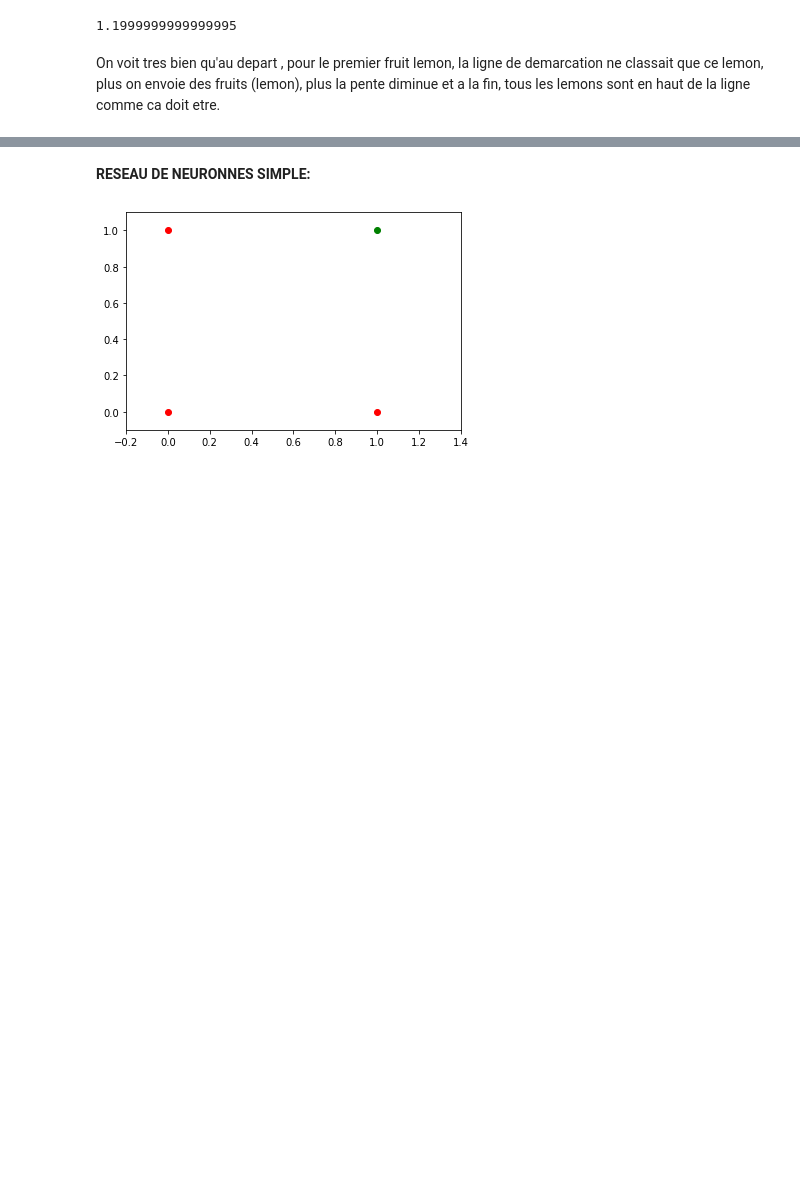
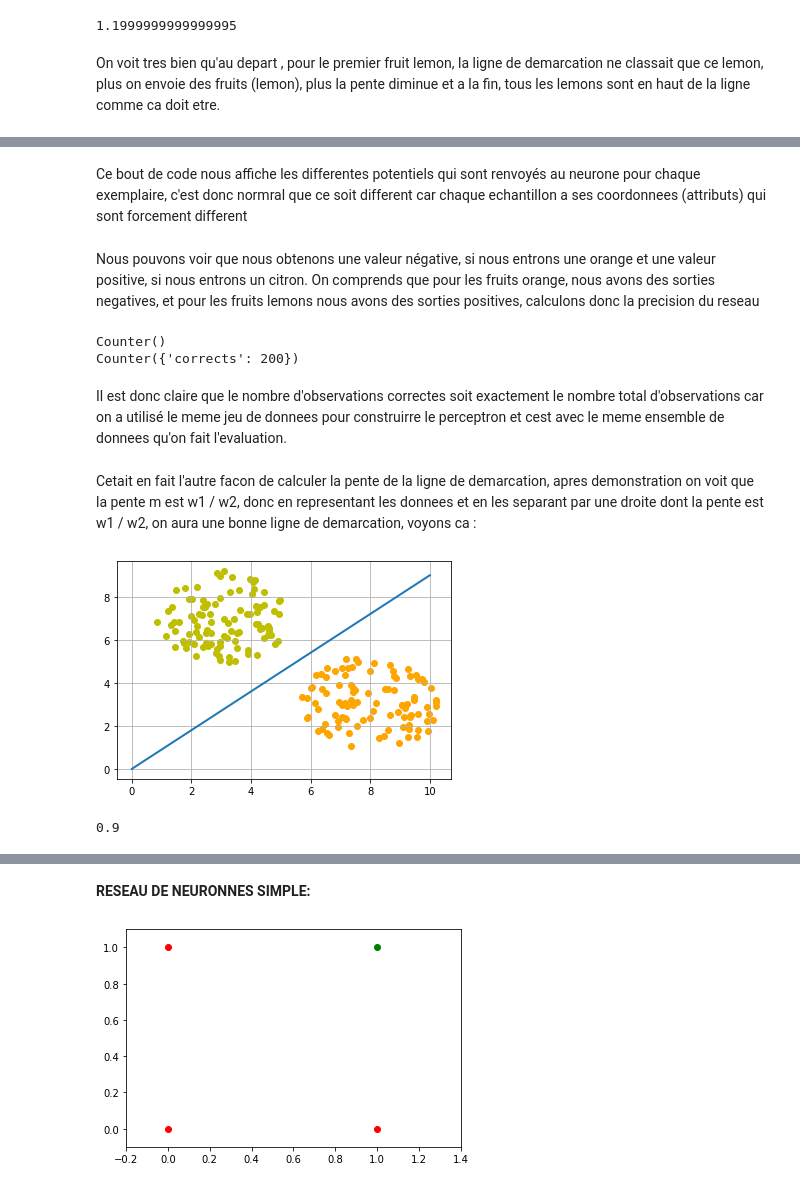
Before and after one commit to Volt-github24/Groupe-4-info-l3-datasciences-tutoriels, a Jupyter notebook: Reseaux_de_neurones_(6).ipynb, the cells around one changed output, grey strips where cells are left out. Saved outputs shown, nothing was run; the diff lists cells and outputs as text; code cells hidden in the pictures; blank space fills up the shorter version.

```diff
--- a/Reseaux_de_neurones_(6).ipynb
+++ b/Reseaux_de_neurones_(6).ipynb
@@ -163,0 +196,49 @@ Jusqu'ici nous avons su comment separer les donnees lineairement en ajustant sys
+# %% [markdown]
+Ce bout de code nous affiche les differentes potentiels qui sont renvoyés au neurone pour chaque exemplaire, c'est donc normral que ce soit different car chaque echantillon a ses coordonnees (attributs) qui sont forcement different
+# %% [markdown]
+Nous pouvons voir que nous obtenons une valeur négative, si nous entrons une orange et une valeur positive, si nous entrons un citron. On comprends que pour les fruits orange, nous avons des sorties negatives, et pour les fruits lemons nous avons des sorties positives, calculons donc la precision du reseau
+# %%
+from collections import Counter
+evaluation = Counter()
+print(evaluation)
+for point in zip(oranges_x, oranges_y):
+  res = p(point)
+  if res < 0:
+    evaluation['corrects'] += 1
+  else:
+    evaluation['wrongs'] += 1
+
+for point in zip(lemons_x, lemons_y):
+  res = p(point)
+  if res >= 0:
+    evaluation['corrects'] += 1
+  else:
+    evaluation['wrongs'] += 1
+
+print(evaluation)
+# %% [output]
+Counter()
+Counter({'corrects': 200})
+# %% [markdown]
+Il est donc claire que le nombre d'observations correctes soit exactement le nombre total d'observations car on a utilisé le meme jeu de donnees pour construirre le perceptron et cest avec le meme ensemble de donnees qu'on fait l'evaluation.
+# %% [markdown]
+Cetait en fait l'autre facon de calculer la pente de la ligne de demarcation, apres demonstration on voit que la pente m est w1 / w2, donc en representant les donnees et en les separant par une droite dont la pente est w1 / w2, on aura une bonne ligne de demarcation, voyons ca :
+# %%
+import time
+import matplotlib.pyplot as plt
+slope = 0.1
+X = np.arange(0, 11)
+fig, ax = plt.subplots()
+ax.scatter(oranges_x, oranges_y, c="orange", label="oranges")
+ax.scatter(lemons_x, lemons_y, c="y", label="lemons")
+
+slope = 0.45 / 0.5 # on calcule cette pente avec la formule obtenue apres demonstration (w1/w2)
+
+ax.plot(X, slope * X, linewidth=2)
+ax.grid()
+plt.show()
+
+print(slope) # on affiche la pente
+# %% [output]
+[figure, added]
+0.9
```
Also changed, not shown: parts of 100 cells of this notebook.
